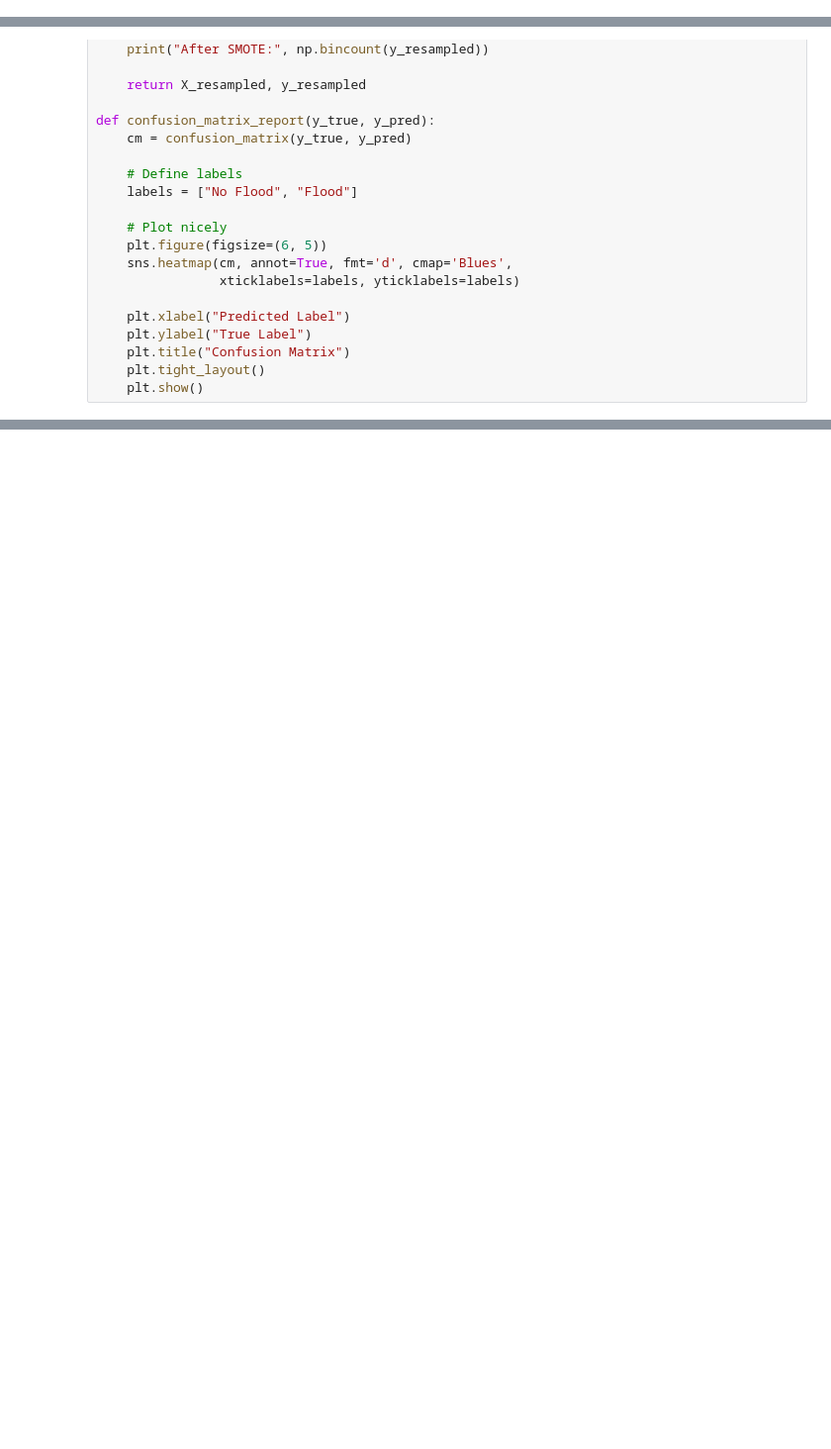
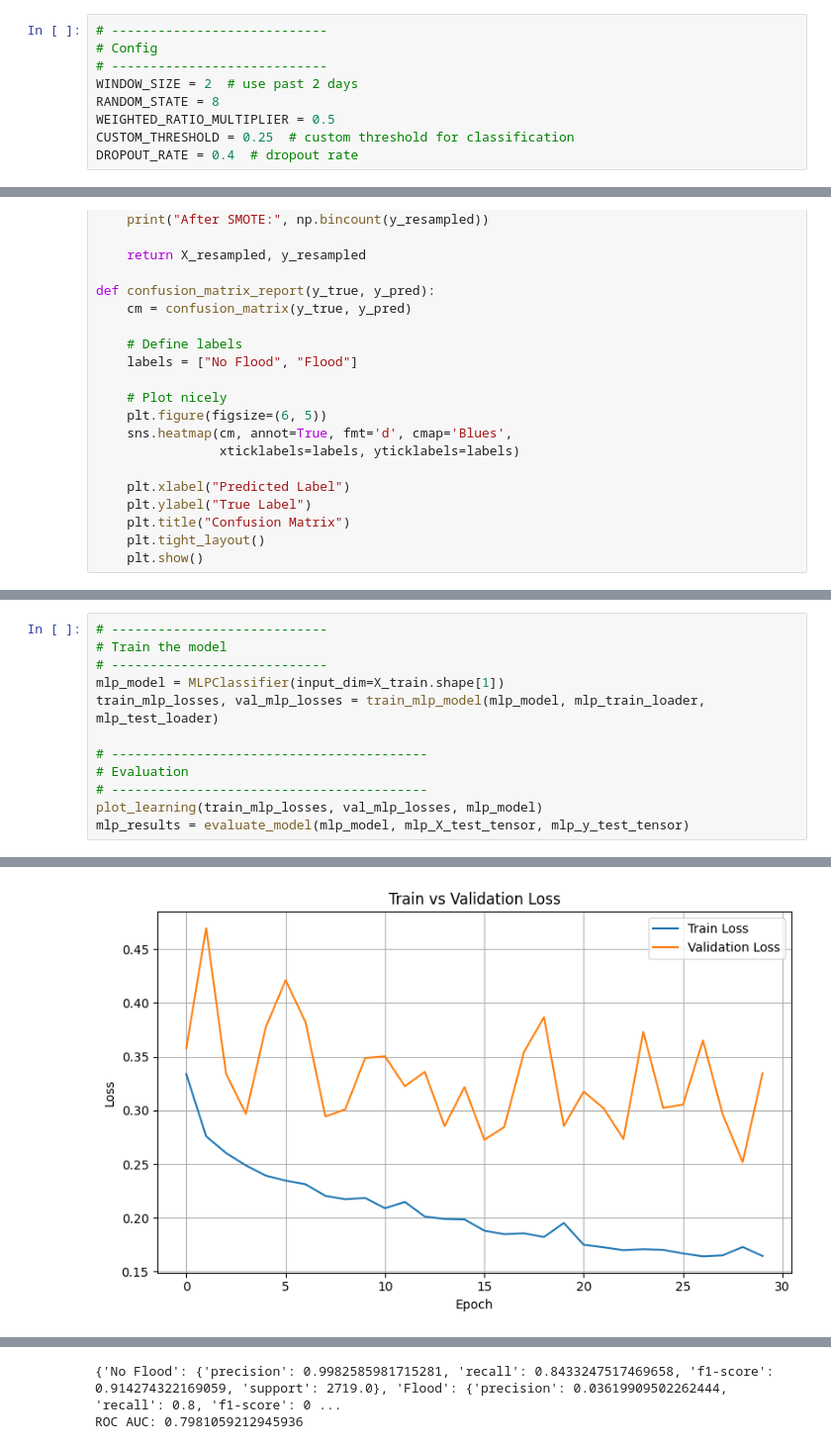
Before and after one commit to Kaos1105/flood-prediction, a Jupyter notebook: flood_model.ipynb, the cells around one changed output, grey strips where cells are left out. Shown at 99% size. Cells and saved outputs as stored; diff of their text form; blank space fills up the shorter version.

```diff
--- a/flood_model.ipynb
+++ b/flood_model.ipynb
@@ -22,6 +22,15 @@ Requirement already satisfied: scikit-learn>=1.0.2 in ./.venv/lib/python3.8/site
 Requirement already satisfied: joblib>=1.1.1 in ./.venv/lib/python3.8/site-packages (from imbalanced-learn) (1.4.2)
 Requirement already satisfied: threadpoolctl>=2.0.0 in ./.venv/lib/python3.8/site-packages (from imbalanced-learn) (3.5.0)
 Note: you may need to restart the kernel to use updated packages.
+# %%
+# ----------------------------
+# Config
+# ----------------------------
+WINDOW_SIZE = 2  # use past 2 days
+RANDOM_STATE = 8
+WEIGHTED_RATIO_MULTIPLIER = 0.5
+CUSTOM_THRESHOLD = 0.25  # custom threshold for classification
+DROPOUT_RATE = 0.4  # dropout rate
 # %%
 import pandas as pd
 import numpy as np
@@ -401,0 +397,13 @@ ROC AUC: 0.8055902905479956
+# %%
+# ----------------------------
+# Train the model
+# ----------------------------
+mlp_model = MLPClassifier(input_dim=X_train.shape[1])
+train_mlp_losses, val_mlp_losses = train_mlp_model(mlp_model, mlp_train_loader, mlp_test_loader)
+
+# -----------------------------------------
+# Evaluation
+# -----------------------------------------
+plot_learning(train_mlp_losses, val_mlp_losses, mlp_model)
+mlp_results = evaluate_model(mlp_model, mlp_X_test_tensor, mlp_y_test_tensor)
+# %% [output]
@@ -401,0 +427 @@ ROC AUC: 0.8055902905479956
+[figure, added]
@@ -402,3 +429,5 @@ ROC AUC: 0.8055902905479956
+{'No Flood': {'precision': 0.9982585981715281, 'recall': 0.8433247517469658, 'f1-score': 0.914274322169059, 'support': 2719.0}, 'Flood': {'precision': 0.03619909502262444, 'recall': 0.8, 'f1-score': 0 ...
+ROC AUC: 0.7981059212945936
 # %%
 import numpy as np
 import torch
```
Also changed, not shown: parts of 12 cells of this notebook.
